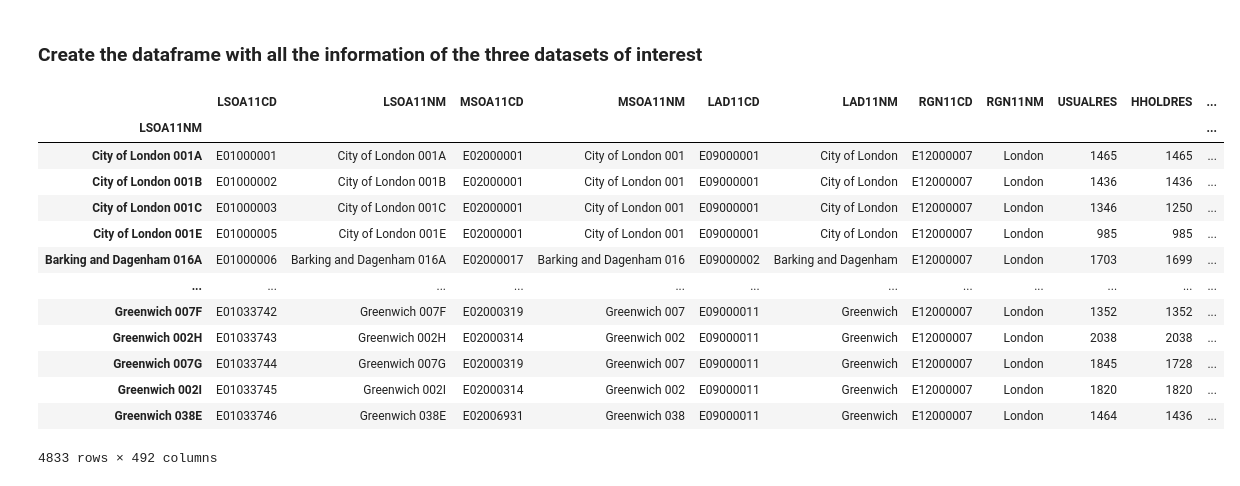
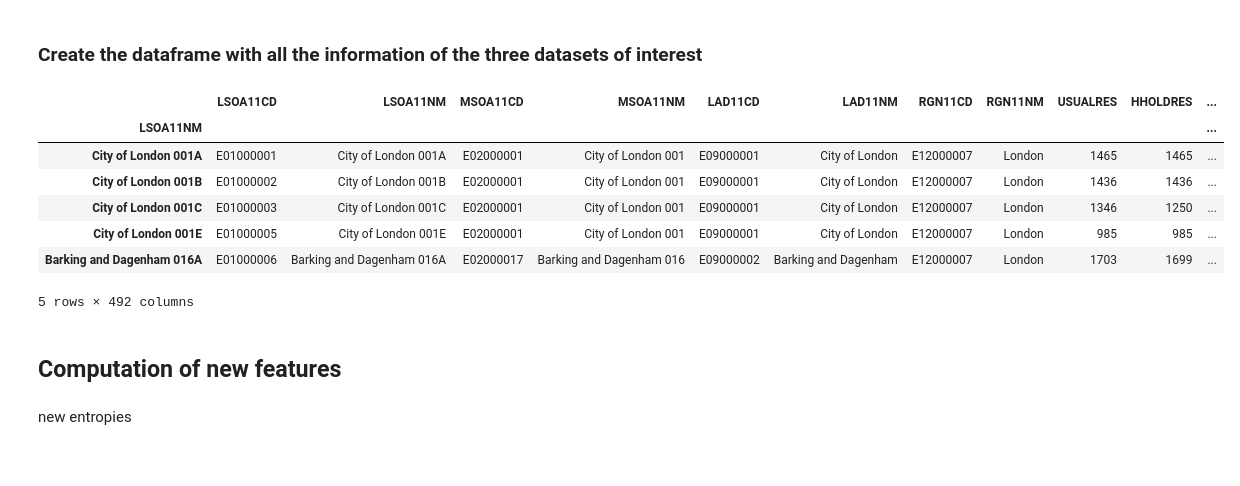
Before and after one commit to epfl-ada/ada-2020-project-milestone-p3-p3_enchiladas, a Jupyter notebook: proj_NB.ipynb, the cells around one changed output. Saved outputs shown, nothing was run; the diff lists cells and outputs as text; code cells hidden in the pictures.

```diff
--- a/proj_NB.ipynb
+++ b/proj_NB.ipynb
@@ -107,20 +108,13 @@ def plot_map(dataframe, name_feature, color = 'magma', opacity = 0.9):
 ### Create the dataframe with all the information of the three datasets of interest
 # %%
 full_df = load_merge_clean_data(TESCO_PATH, SOCIO_ECO_LSOA_PATH, GEO_LSOA_PATH)
+full_df.head(5)
+# %% [output]
+|  | LSOA11CD | LSOA11NM | MSOA11CD | MSOA11NM | LAD11CD | LAD11NM | RGN11CD | RGN11NM | USUALRES | HHOLDRES | ... |
+| LSOA11NM |  |  |  |  |  |  |  |  |  |  | ... |
+| City of London 001A | E01000001 | City of London 001A | E02000001 | City of London 001 | E09000001 | City of London | E12000007 | London | 1465 | 1465 | ... |
+| City of London 001B | E01000002 | City of London 001B | E02000001 | City of London 001 | E09000001 | City of London | E12000007 | London | 1436 | 1436 | ... |
+| City of London 001C | E01000003 | City of London 001C | E02000001 | City of London 001 | E09000001 | City of London | E12000007 | London | 1346 | 1250 | ... |
+| City of London 001E | E01000005 | City of London 001E | E02000001 | City of London 001 | E09000001 | City of London | E12000007 | London | 985 | 985 | ... |
+| Barking and Dagenham 016A | E01000006 | Barking and Dagenham 016A | E02000017 | Barking and Dagenham 016 | E09000002 | Barking and Dagenham | E12000007 | London | 1703 | 1699 | ... |
+5 rows × 492 columns
-# %%
-full_df
-# %% [output]
-|  | LSOA11CD | LSOA11NM | MSOA11CD | MSOA11NM | LAD11CD | LAD11NM | RGN11CD | RGN11NM | USUALRES | HHOLDRES | ... |
-| LSOA11NM |  |  |  |  |  |  |  |  |  |  | ... |
-| City of London 001A | E01000001 | City of London 001A | E02000001 | City of London 001 | E09000001 | City of London | E12000007 | London | 1465 | 1465 | ... |
-| City of London 001B | E01000002 | City of London 001B | E02000001 | City of London 001 | E09000001 | City of London | E12000007 | London | 1436 | 1436 | ... |
-| City of London 001C | E01000003 | City of London 001C | E02000001 | City of London 001 | E09000001 | City of London | E12000007 | London | 1346 | 1250 | ... |
-| City of London 001E | E01000005 | City of London 001E | E02000001 | City of London 001 | E09000001 | City of London | E12000007 | London | 985 | 985 | ... |
-| Barking and Dagenham 016A | E01000006 | Barking and Dagenham 016A | E02000017 | Barking and Dagenham 016 | E09000002 | Barking and Dagenham | E12000007 | London | 1703 | 1699 | ... |
-| ... | ... | ... | ... | ... | ... | ... | ... | ... | ... | ... | ... |
-| Greenwich 007F | E01033742 | Greenwich 007F | E02000319 | Greenwich 007 | E09000011 | Greenwich | E12000007 | London | 1352 | 1352 | ... |
-| Greenwich 002H | E01033743 | Greenwich 002H | E02000314 | Greenwich 002 | E09000011 | Greenwich | E12000007 | London | 2038 | 2038 | ... |
-| Greenwich 007G | E01033744 | Greenwich 007G | E02000319 | Greenwich 007 | E09000011 | Greenwich | E12000007 | London | 1845 | 1728 | ... |
-| Greenwich 002I | E01033745 | Greenwich 002I | E02000314 | Greenwich 002 | E09000011 | Greenwich | E12000007 | London | 1820 | 1820 | ... |
-| Greenwich 038E | E01033746 | Greenwich 038E | E02006931 | Greenwich 038 | E09000011 | Greenwich | E12000007 | London | 1464 | 1436 | ... |
-4833 rows × 492 columns
@@ -126,0 +124,4 @@ full_df
+# %% [markdown]
+## Computation of new features
+# %% [markdown]
+new entropies
```
Also changed, not shown: parts of 22 cells of this notebook.
